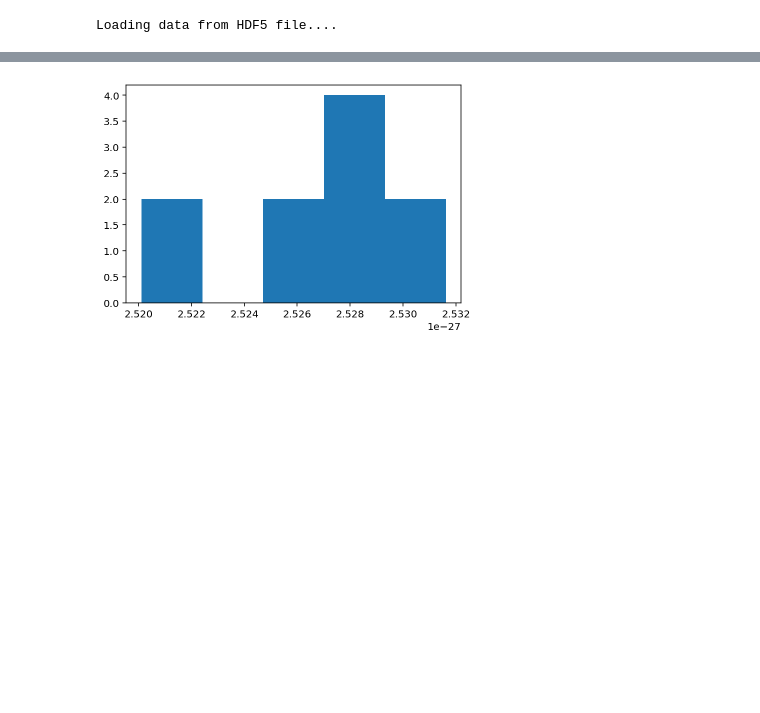
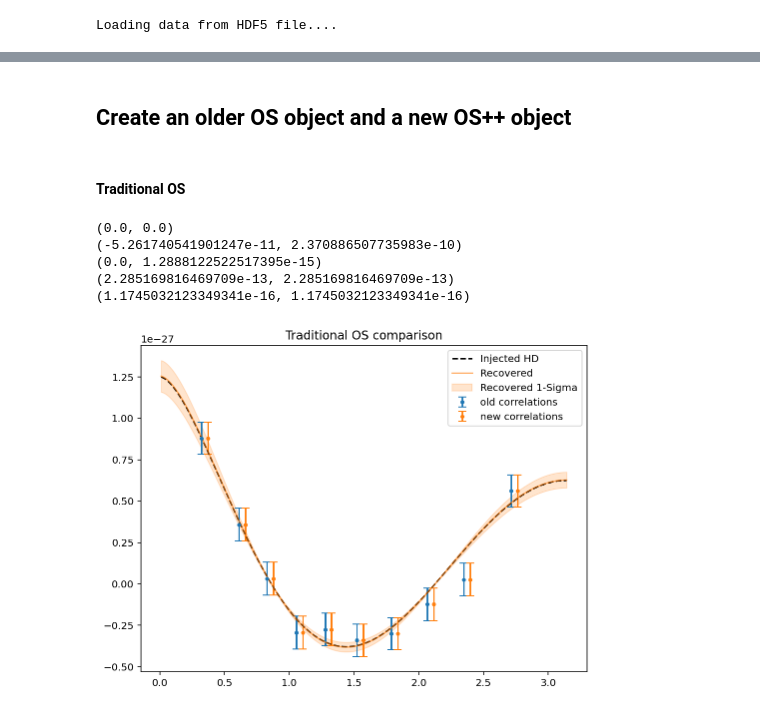
Before and after one commit to GersbachKa/defiant, a Jupyter notebook: Notebooks/new_tests.ipynb, the cells around one changed output, grey strips where cells are left out. Cells and saved outputs as stored; diff of their text form; code cells hidden in the pictures; blank space fills up the shorter version.

```diff
--- a/Notebooks/new_tests.ipynb
+++ b/Notebooks/new_tests.ipynb
@@ -115,5 +77,60 @@ A2,A2s,idx = t1.compute_os(N=10,pair_covariance=True)
-# %%
-plt.hist(A2,bins='auto')
-plt.show()
-# %% [output]
-[figure, removed]
+# %%
+# A handy function to take the percent difference between elements
+
+def minmax_percent_diff(true,test):
+    """Get the minimum and maximum percent difference of the elements (test-true)/true"""
+    temp = np.abs(test-true)/true
+    return np.min(temp),np.max(temp)
+
+
+
+
+xi_range = np.linspace(0.01,np.pi,1000)
+hd_cor = utils.orf_xi(xi_range,'hd')
+dp_cor = utils.orf_xi(xi_range,'dipole')
+mp_cor = utils.orf_xi(xi_range,'monopole')
+# %% [markdown]
+## Create an older OS object and a new OS++ object
+# %%
+old_os = OptimalStatistic(psrs,pta=pta)
+
+new_os = OSplusplus(psrs,pta,'gw',core=lfcore)
+# %% [markdown]
+#### Traditional OS
+# %%
+old_xi,old_rho,old_sig,old_A2,old_A2s = old_os.compute_os(inj_params)
+
+xi,rho,sig,C,A2,A2s = new_os.compute_OS(inj_params, pair_covariance=False, save_pair_vals=True)
+
+# Print differences
+print(minmax_percent_diff(old_xi,xi))
+print(minmax_percent_diff(old_rho,rho))
+print(minmax_percent_diff(old_sig,sig))
+print(minmax_percent_diff(old_A2,A2))
+print(minmax_percent_diff(old_A2s,A2s))
+
+# Plots
+plt.figure(figsize=(8,6))
+
+xia,rhoa,siga = utils.binned_pair_correlations(old_xi,old_rho,old_sig,10)
+plt.errorbar(xia,rhoa,siga,fmt='.',capsize=4,label='old correlations')
+
+xia,rhoa,siga = utils.binned_pair_correlations(xi,rho,sig,10)
+plt.errorbar(xia+0.05,rhoa,siga,fmt='.',capsize=4,label='new correlations')
+
+plt.plot(xi_range,(5e-14)**2*hd_cor,'--k',label='Injected HD')
+
+plt.plot(xi_range,A2*hd_cor,'-C1',alpha=0.6,label='Recovered')
+plt.fill_between(xi_range,(A2-A2s)*hd_cor,(A2+A2s)*hd_cor,color='C1',alpha=0.2,
+                 label='Recovered 1-Sigma')
+
+plt.title('Traditional OS comparison')
+plt.legend()
+plt.show()
+# %% [output]
+(0.0, 0.0)
+(-5.261740541901247e-11, 2.370886507735983e-10)
+(0.0, 1.2888122522517395e-15)
+(2.285169816469709e-13, 2.285169816469709e-13)
+(1.1745032123349341e-16, 1.1745032123349341e-16)
+[figure, added]
```
Also changed, not shown: parts of 22 cells of this notebook, 5 other files.
